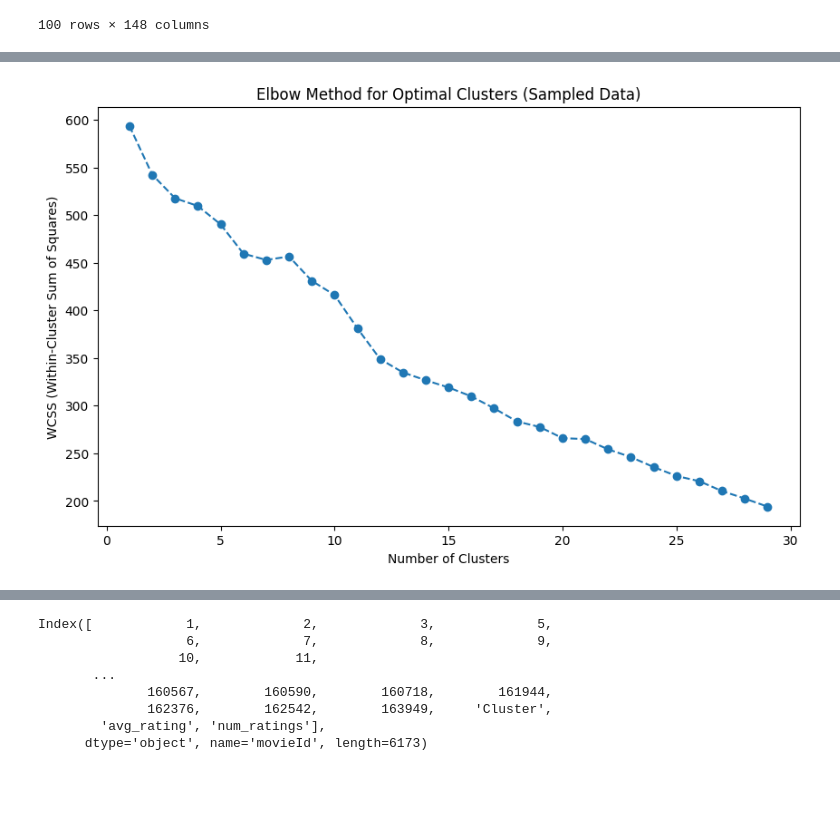
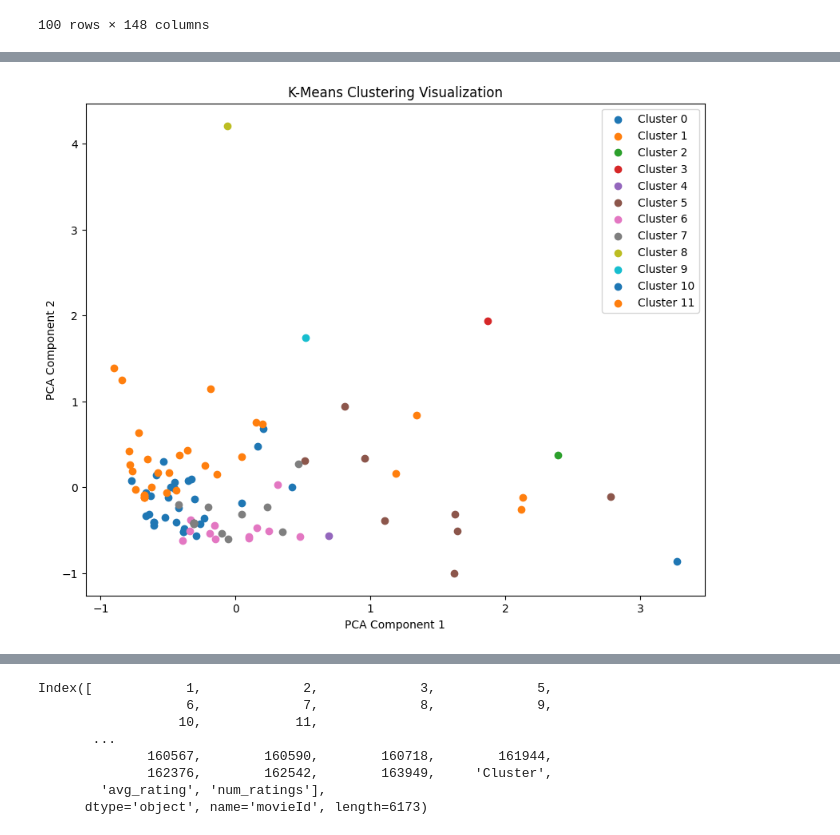
Before and after one commit to AnnieYurongHuang/bound, a Jupyter notebook: main.ipynb, the cells around one changed output, grey strips where cells are left out. Saved outputs shown, nothing was run; the diff lists cells and outputs as text; code cells hidden in the pictures; blank space fills up the shorter version.

Commit message:
added user ID and Cluster

```diff
--- a/main.ipynb
+++ b/main.ipynb
@@ -148,7 +130,7 @@ def prepSparseMatrix(list_of_str):
     # i.e. name of movies in the same order as the column of sparse matrix
     cv = CountVectorizer(token_pattern = r'[^\,\ ]+', lowercase = False)
     sparseMatrix = cv.fit_transform(list_of_str)
-    return sparseMatrix.A, cv.get_feature_names_out()
+    return sparseMatrix.toarray(), cv.get_feature_names_out()
 
 users = np.unique(users_fav_movies['userId'])
 sparseMatrix, feature_names = prepSparseMatrix(user_movies_list)
@@ -197,22 +153,30 @@ plt.show()
-# %%
-sampled_matrix = df_sparseMatrix.sample(frac=0.1, random_state=42)  # Use 10% of the data
-sampled_matrix = df_sparseMatrix.iloc[:, :500]  # Use only the first 500 movies
-wcss = []
-for i in range(1, 30):  # Test 1 to 10 clusters
-    kmeans = KMeans(n_clusters=i, init='k-means++', random_state=42)
-    kmeans.fit(sampled_matrix.values)
-    wcss.append(kmeans.inertia_)
-
-# Plot the elbow graph
-plt.figure(figsize=(10, 6))
-plt.plot(range(1, 30), wcss, marker='o', linestyle='--')
-plt.title('Elbow Method for Optimal Clusters (Sampled Data)')
-plt.xlabel('Number of Clusters')
-plt.ylabel('WCSS (Within-Cluster Sum of Squares)')
-plt.show()
-# %% [output]
-[figure, removed]
 # %%
 # Calculate the average rating and the total number of ratings per movie
 user_item_matrix['avg_rating'] = user_item_matrix.mean(axis=1)
 user_item_matrix['num_ratings'] = (user_item_matrix > 0).sum(axis=1)
+# %%
+kmeans = KMeans(n_clusters=12, init = 'k-means++', max_iter = 300, n_init = 10, random_state = 0)
+clusters = kmeans.fit_predict(sparseMatrix)
+# %%
+# Perform PCA for dimensionality reduction
+pca = PCA(n_components=2)
+pca_result = pca.fit_transform(sparseMatrix)  # Use sparseMatrix directly
+
+# Add the cluster labels to the result
+x_pca = pca_result[:, 0]
+y_pca = pca_result[:, 1]
+
+# Plot the PCA-transformed data with cluster labels
+plt.figure(figsize=(10, 8))
+for cluster in range(12):  # Adjust for the number of clusters
+    cluster_points = (clusters == cluster)
+    plt.scatter(x_pca[cluster_points], y_pca[cluster_points], label=f"Cluster {cluster}")
+
+# Add titles and labels
+plt.title("K-Means Clustering Visualization")
+plt.xlabel("PCA Component 1")
+plt.ylabel("PCA Component 2")
+plt.legend()
+plt.show()
+# %% [output]
+[figure, added]
```
Also changed, not shown: parts of 4 cells of this notebook.
